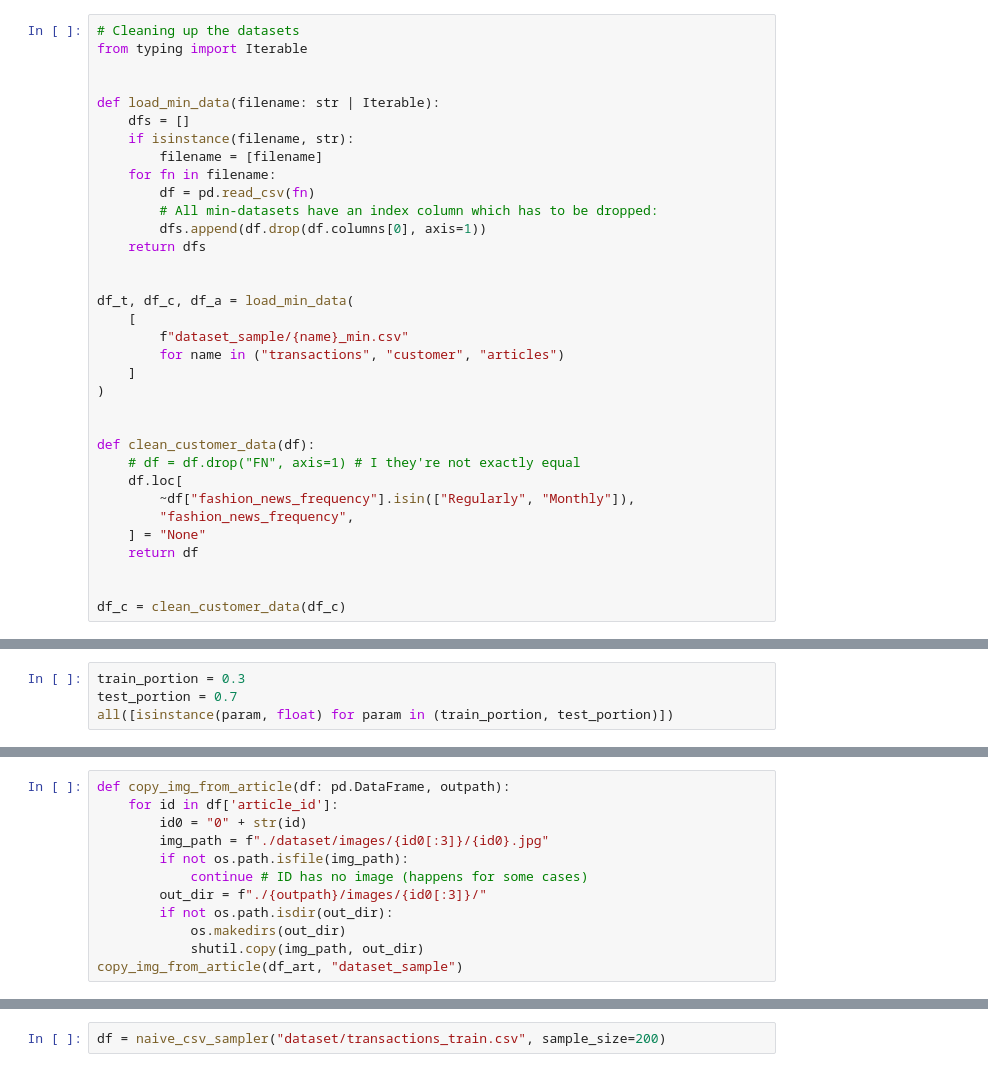
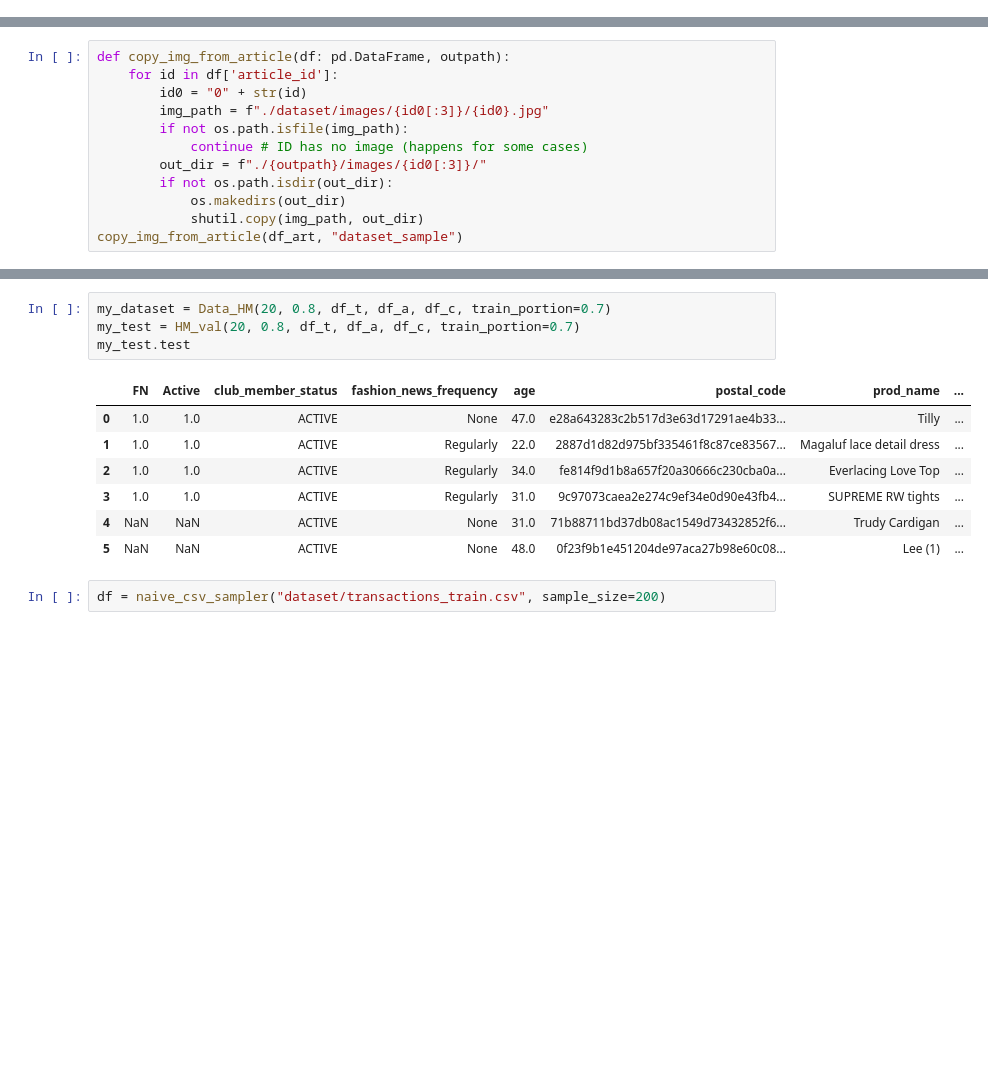
Before and after one commit to frederni/TMA4500-IndMat, a Jupyter notebook: explore_data.ipynb, the cells around one changed output, grey strips where cells are left out. Saved outputs shown, nothing was run; the diff lists cells and outputs as text; blank space fills up the shorter version.

```diff
--- a/explore_data.ipynb
+++ b/explore_data.ipynb
@@ -67,37 +67,3 @@ def newlines_in_csv(csv_path: str, chunk_size: int = 1024) -> int:
     )
     del f
     return number_newlines
-# %%
-# Cleaning up the datasets
-from typing import Iterable
-
-
-def load_min_data(filename: str | Iterable):
-    dfs = []
-    if isinstance(filename, str):
-        filename = [filename]
-    for fn in filename:
-        df = pd.read_csv(fn)
-        # All min-datasets have an index column which has to be dropped:
-        dfs.append(df.drop(df.columns[0], axis=1))
-    return dfs
-
-
-df_t, df_c, df_a = load_min_data(
-    [
-        f"dataset_sample/{name}_min.csv"
-        for name in ("transactions", "customer", "articles")
-    ]
-)
-
-
-def clean_customer_data(df):
-    # df = df.drop("FN", axis=1) # I they're not exactly equal
-    df.loc[
-        ~df["fashion_news_frequency"].isin(["Regularly", "Monthly"]),
-        "fashion_news_frequency",
-    ] = "None"
-    return df
-
-
-df_c = clean_customer_data(df_c)
@@ -296,4 +69,0 @@ class HM_test(Data_HM):
-# %%
-train_portion = 0.3
-test_portion = 0.7
-all([isinstance(param, float) for param in (train_portion, test_portion)])
@@ -333,3 +340,15 @@ copy_img_from_article(df_art, "dataset_sample")
+# %%
+my_dataset = Data_HM(20, 0.8, df_t, df_a, df_c, train_portion=0.7)
+my_test = HM_val(20, 0.8, df_t, df_a, df_c, train_portion=0.7)
+my_test.test
+# %% [output]
+|  | FN | Active | club_member_status | fashion_news_frequency | age | postal_code | prod_name | ... |
+| 0 | 1.0 | 1.0 | ACTIVE | None | 47.0 | e28a643283c2b517d3e63d17291ae4b33... | Tilly | ... |
+| 1 | 1.0 | 1.0 | ACTIVE | Regularly | 22.0 | 2887d1d82d975bf335461f8c87ce83567... | Magaluf lace detail dress | ... |
+| 2 | 1.0 | 1.0 | ACTIVE | Regularly | 34.0 | fe814f9d1b8a657f20a30666c230cba0a... | Everlacing Love Top | ... |
+| 3 | 1.0 | 1.0 | ACTIVE | Regularly | 31.0 | 9c97073caea2e274c9ef34e0d90e43fb4... | SUPREME RW tights | ... |
+| 4 | NaN | NaN | ACTIVE | None | 31.0 | 71b88711bd37db08ac1549d73432852f6... | Trudy Cardigan | ... |
+| 5 | NaN | NaN | ACTIVE | None | 48.0 | 0f23f9b1e451204de97aca27b98e60c08... | Lee (1) | ... |
 # %%
 df = naive_csv_sampler("dataset/transactions_train.csv", sample_size=200)
 # %%
```
Also changed, not shown: parts of 7 cells of this notebook.
